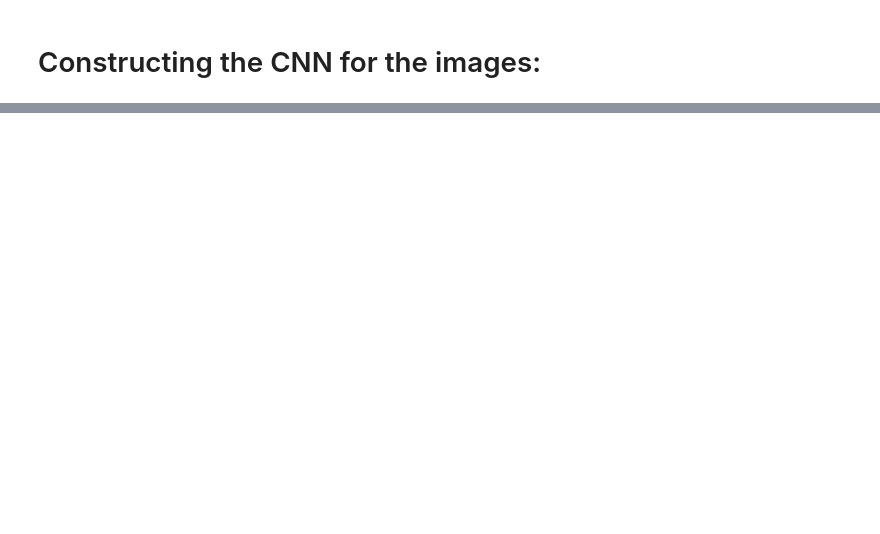
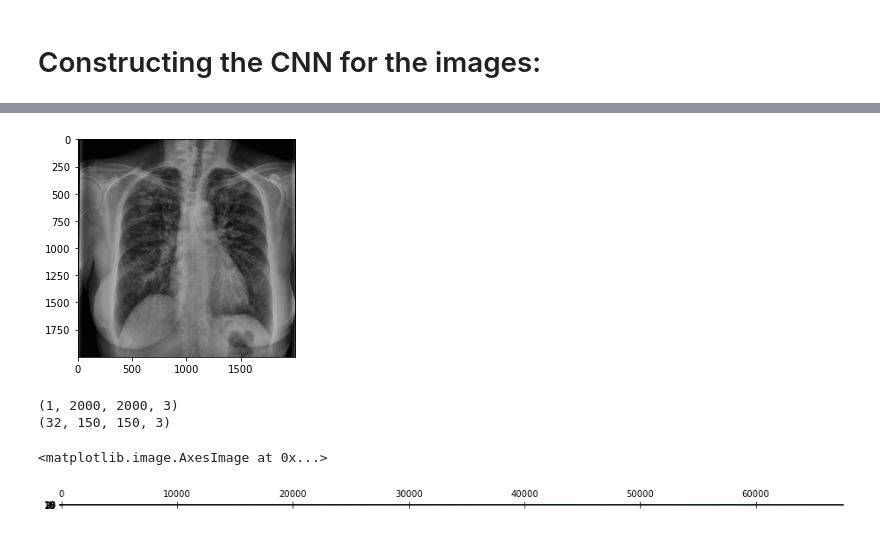
Before and after one commit to women-in-ai-ireland/October-2020-WaiLEARN-Detecting-COVID-19, a Jupyter notebook: Notebooks/Chest Xray dataset.ipynb, the cells around one changed output, grey strips where cells are left out. Saved outputs shown, nothing was run; the diff lists cells and outputs as text; code cells hidden in the pictures; blank space fills up the shorter version.

```diff
--- a/Notebooks/Chest Xray dataset.ipynb
+++ b/Notebooks/Chest Xray dataset.ipynb
@@ -539,0 +654,14 @@ Epoch 00010: ReduceLROnPlateau reducing learning rate to 8.100000013655517e-06.
+# %%
+INIT_LR = 1e-3
+EPOCHS = 20
+BS = 8
+
+print("[INFO] compiling model...")
+opt = Adam(lr=INIT_LR, decay=INIT_LR / EPOCHS)
+model.compile(loss="binary_crossentropy", optimizer=opt, metrics=["accuracy"])
+
+# train the head of the network
+print("[INFO] training head...")
+H = model.fit(train_gen, steps_per_epoch=train_gen.samples // batch_size,
+           epochs=EPOCHS, validation_data=test_gen,
+           validation_steps=test_gen.samples // batch_size, callbacks=[checkpoint, lr_reduce])
@@ -578,0 +729,39 @@ ValueError: Failed to convert a NumPy array to a Tensor (Unsupported object type
+# %%
+from keras.models import Model
+layer_outputs = [layer.output for layer in model.layers]
+activation_model = Model(inputs=model.input, outputs=layer_outputs)
+activations = activation_model.predict(train_gen)
+# %%
+from keras.preprocessing.image import load_img
+
+# load the image
+img_path = r'C:\Users\buvan\Downloads\Chest-Xray\covid-chestxray-dataset-master\images\test\Covid\d009d61f.jpg'
+img = load_img(img_path)
+# img = image.lo(img_path, target_size=(28, 28))
+# img_tensor = image.img_to_array(img)
+img_tensor = np.expand_dims(img, axis=0)
+plt.imshow(img_tensor[0])
+plt.show()
+print(img_tensor.shape)
+x = tf.keras.preprocessing.image.img_to_array(img)
+x = np.expand_dims(x, axis=0)
+images = np.vstack([x])
+# classes = classifier.predict_classes(images, batch_size=10)
+# print("Predicted class is:",classes)
+layer_outputs = [layer.output for layer in model.layers]
+activation_model = Model(inputs=model.input, outputs=layer_outputs)
+
+# layer_outputs = [layer.output for layer in classifier.layers[:12]] # Extracts the outputs of the top 12 layers
+# activation_model = models.Model(inputs=classifier.input, outputs=layer_outputs)
+first_layer_activation = activations[0]
+print(first_layer_activation.shape)
+first_layer_activation = first_layer_activation.reshape(32, 150*150*3)
+plt.matshow(first_layer_activation, cmap='viridis')
+# for x in decode_predictions(first_layer_activation[]):
+#     print(x)
+# %% [output]
+[figure, added]
+(1, 2000, 2000, 3)
+(32, 150, 150, 3)
+<matplotlib.image.AxesImage at 0x...>
+[figure, added]
```
Also changed, not shown: parts of 47 cells of this notebook.
